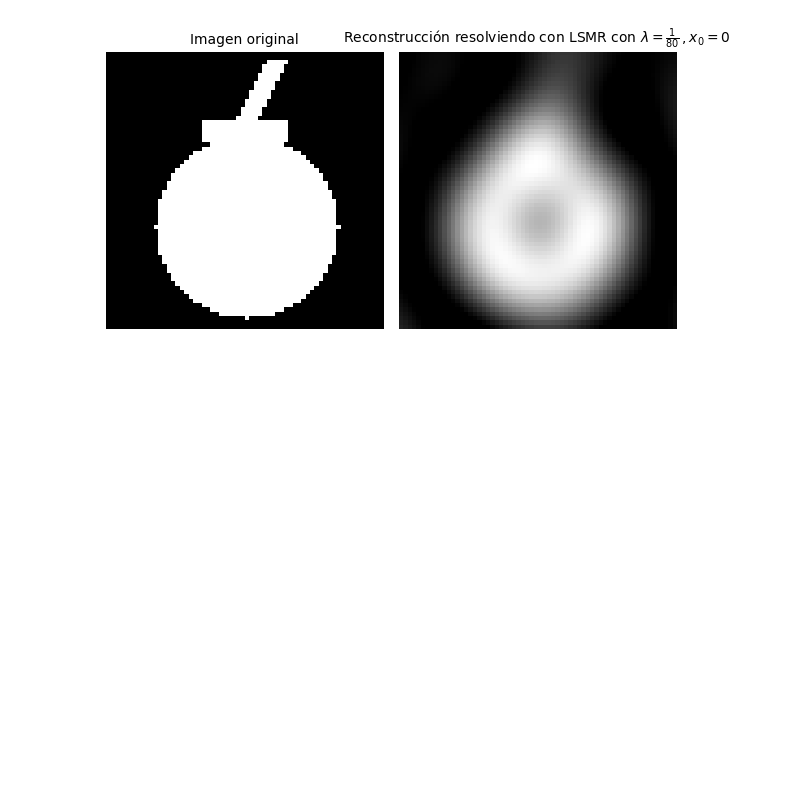
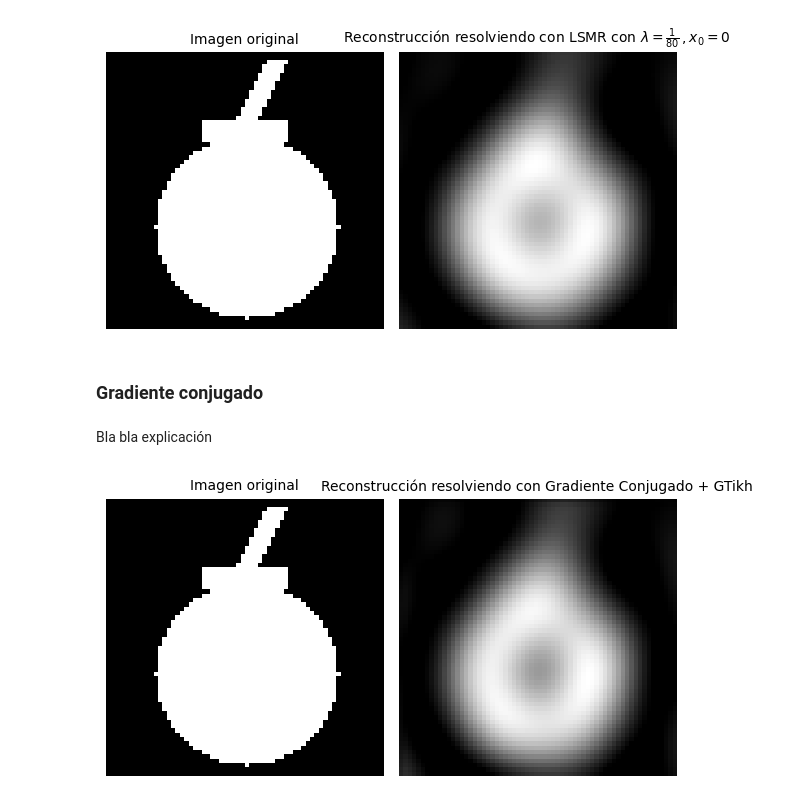
Before and after one commit to faustomartinez/trabajo-problemas-inversos, a Jupyter notebook: codigo.ipynb, the cells around one changed output. Saved outputs shown, nothing was run; the diff lists cells and outputs as text; code cells hidden in the pictures; blank space fills up the shorter version.

Commit message:
Agrego Gradiente Conjugado

```diff
--- a/codigo.ipynb
+++ b/codigo.ipynb
@@ -773,3 +775,32 @@ plt.savefig("Imagenes/mate_lsmr")
 plt.show()
 # %% [output]
 [figure]
+# %% [markdown]
+### Gradiente conjugado
+# %% [markdown]
+Bla bla explicación
+# %%
+x_cg = sp.sparse.linalg.cg(A.T.dot(A) + lambdas[32]**2 * L.T.dot(L), A.T.dot(b_noise))
+# %%
+# Hacemos subplots para hacer 2 gráficos en uno
+plt.figure(figsize=(6, 4))
+
+# Graficamos la imagen original
+plt.subplot(1, 2, 1)
+plt.imshow(imagen_true, vmin=0, vmax=np.max(imagen_true), cmap='gray')
+plt.title("Imagen original", fontsize = 10)
+plt.axis('off')
+
+# Graficamos la reconstrucción naive
+plt.subplot(1, 2, 2)
+imagen_cg = funciones.im(x_cg[0], dimensiones)
+plt.imshow(imagen_cg, vmin=0, vmax=np.max(imagen_cg), cmap='gray')
+plt.title(r"Reconstrucción resolviendo con Gradiente Conjugado + GTikh", fontsize = 10)
+plt.axis('off')
+
+# Mostramos
+plt.tight_layout()
+plt.savefig("Imagenes/mate_lsmr")
+plt.show()
+# %% [output]
+[figure, added]
```
Also changed, not shown: parts of 2 cells of this notebook, 1 other file.
